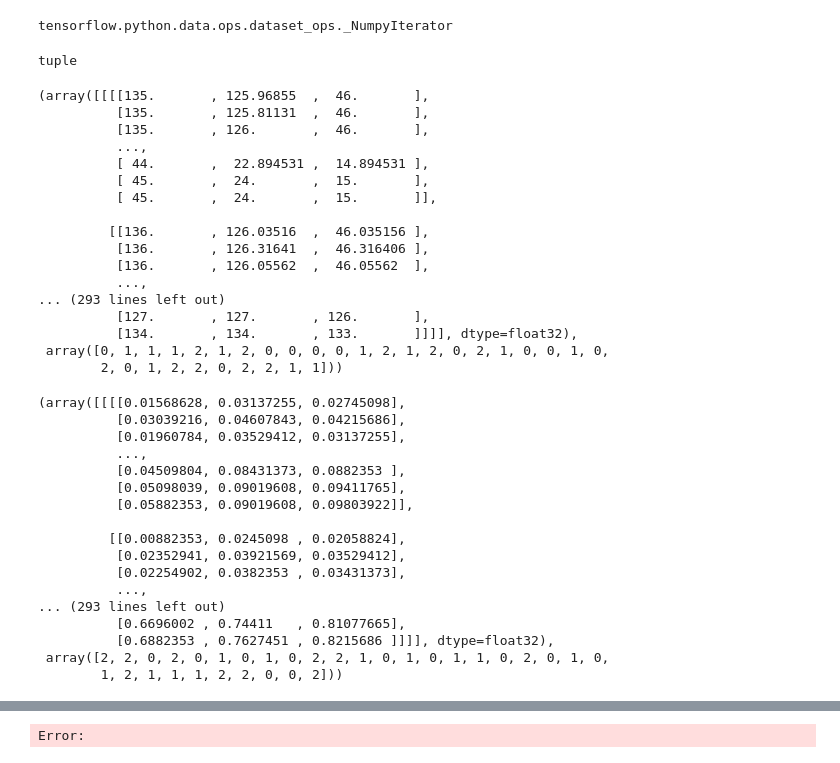
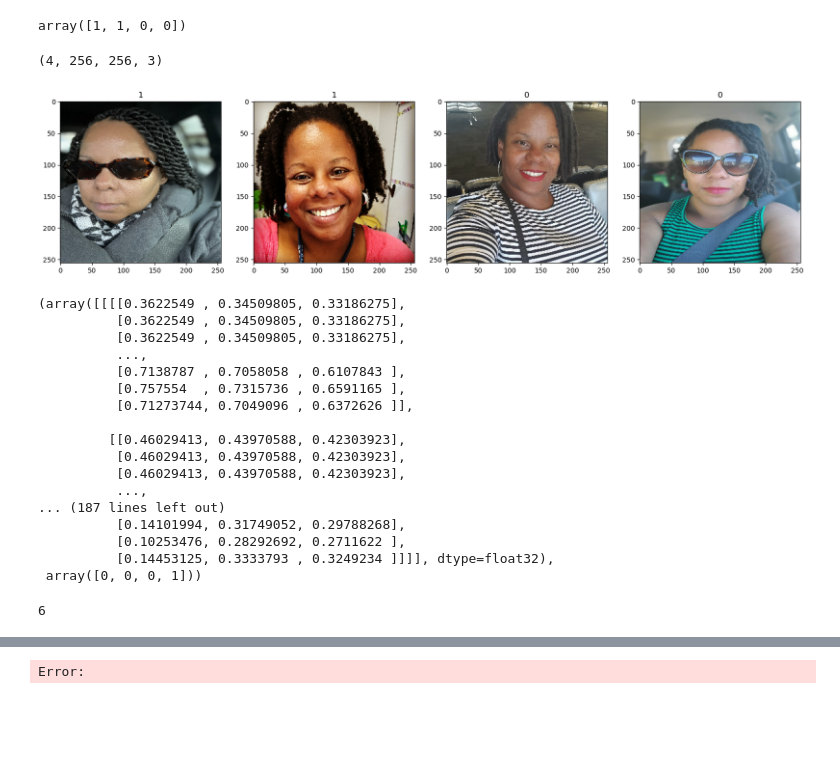
Before and after one commit to kymayodeji/nn_project, a Jupyter notebook: imageclassification.ipynb, the cells around one changed output, grey strips where cells are left out. Cells and saved outputs as stored; diff of their text form; code cells hidden in the pictures; blank space fills up the shorter version.

```diff
--- a/imageclassification.ipynb
+++ b/imageclassification.ipynb
@@ -11,4 +10,4 @@ from tensorflow import keras
 # %%
 data_directory = 'data'
-data = tf.keras.utils.image_dataset_from_directory(data_directory)
+data = image_dataset_from_directory(data_directory, batch_size=4)
 # %% [output]
@@ -20,57 +15,48 @@ tensorflow.python.data.ops.dataset_ops.BatchDataset
 # %%
 data_iterator = data.as_numpy_iterator()
-# %%
-type(data_iterator)
-# %% [output]
-tensorflow.python.data.ops.dataset_ops._NumpyIterator
 # %%
 batch = data_iterator.next()
-# %%
-type(batch)
-# %% [output]
-tuple
 # %%
-batch
+batch[1]
 # %% [output]
-(array([[[[135.       , 125.96855  ,  46.       ],
-          [135.       , 125.81131  ,  46.       ],
-          [135.       , 126.       ,  46.       ],
-          ...,
-          [ 44.       ,  22.894531 ,  14.894531 ],
-          [ 45.       ,  24.       ,  15.       ],
-          [ 45.       ,  24.       ,  15.       ]],
-
-         [[136.       , 126.03516  ,  46.035156 ],
-          [136.       , 126.31641  ,  46.316406 ],
-          [136.       , 126.05562  ,  46.05562  ],
-          ...,
-... (293 lines left out)
-          [127.       , 127.       , 126.       ],
-          [134.       , 134.       , 133.       ]]]], dtype=float32),
- array([0, 1, 1, 1, 2, 1, 2, 0, 0, 0, 0, 1, 2, 1, 2, 0, 2, 1, 0, 0, 1, 0,
-        2, 0, 1, 2, 2, 0, 2, 2, 1, 1]))
+array([1, 1, 0, 0])
+# %%
+batch[0].shape
+# %% [output]
+(4, 256, 256, 3)
+# %%
+fig, ax = plt.subplots(ncols=4, figsize=(20,20))
+for idx, img in enumerate(batch[0][:4]):
+    ax[idx].imshow(img.astype(int))
+    ax[idx].title.set_text(batch[1][idx])
+# %% [output]
+[figure, added]
 # %%
 # Scale the data
 data = data.map(lambda x,y: (x/255,y))
 # %%
 data.as_numpy_iterator().next()
 # %% [output]
-(array([[[[0.01568628, 0.03137255, 0.02745098],
-          [0.03039216, 0.04607843, 0.04215686],
-          [0.01960784, 0.03529412, 0.03137255],
+(array([[[[0.3622549 , 0.34509805, 0.33186275],
+          [0.3622549 , 0.34509805, 0.33186275],
+          [0.3622549 , 0.34509805, 0.33186275],
           ...,
-          [0.04509804, 0.08431373, 0.0882353 ],
-          [0.05098039, 0.09019608, 0.09411765],
-          [0.05882353, 0.09019608, 0.09803922]],
+          [0.7138787 , 0.7058058 , 0.6107843 ],
+          [0.757554  , 0.7315736 , 0.6591165 ],
+          [0.71273744, 0.7049096 , 0.6372626 ]],
 
-         [[0.00882353, 0.0245098 , 0.02058824],
-          [0.02352941, 0.03921569, 0.03529412],
-          [0.02254902, 0.0382353 , 0.03431373],
+         [[0.46029413, 0.43970588, 0.42303923],
+          [0.46029413, 0.43970588, 0.42303923],
+          [0.46029413, 0.43970588, 0.42303923],
           ...,
-... (293 lines left out)
-          [0.6696002 , 0.74411   , 0.81077665],
-          [0.6882353 , 0.7627451 , 0.8215686 ]]]], dtype=float32),
- array([2, 2, 0, 2, 0, 1, 0, 1, 0, 2, 2, 1, 0, 1, 0, 1, 1, 0, 2, 0, 1, 0,
-        1, 2, 1, 1, 1, 2, 2, 0, 0, 2]))
+... (187 lines left out)
+          [0.14101994, 0.31749052, 0.29788268],
+          [0.10253476, 0.28292692, 0.2711622 ],
+          [0.14453125, 0.3333793 , 0.3249234 ]]]], dtype=float32),
+ array([0, 0, 0, 1]))
+# %%
+len(data)
+# %% [output]
+6
 # %%
 #5. Split Data
```
Also changed, not shown: parts of 9 cells of this notebook, 16 other files.
